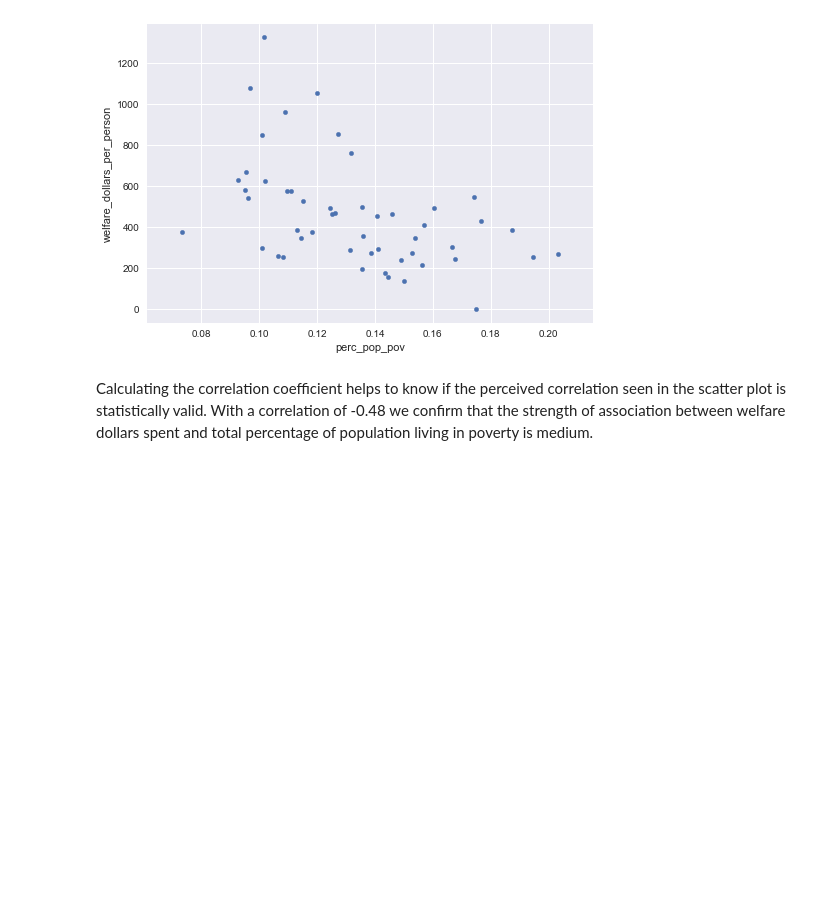
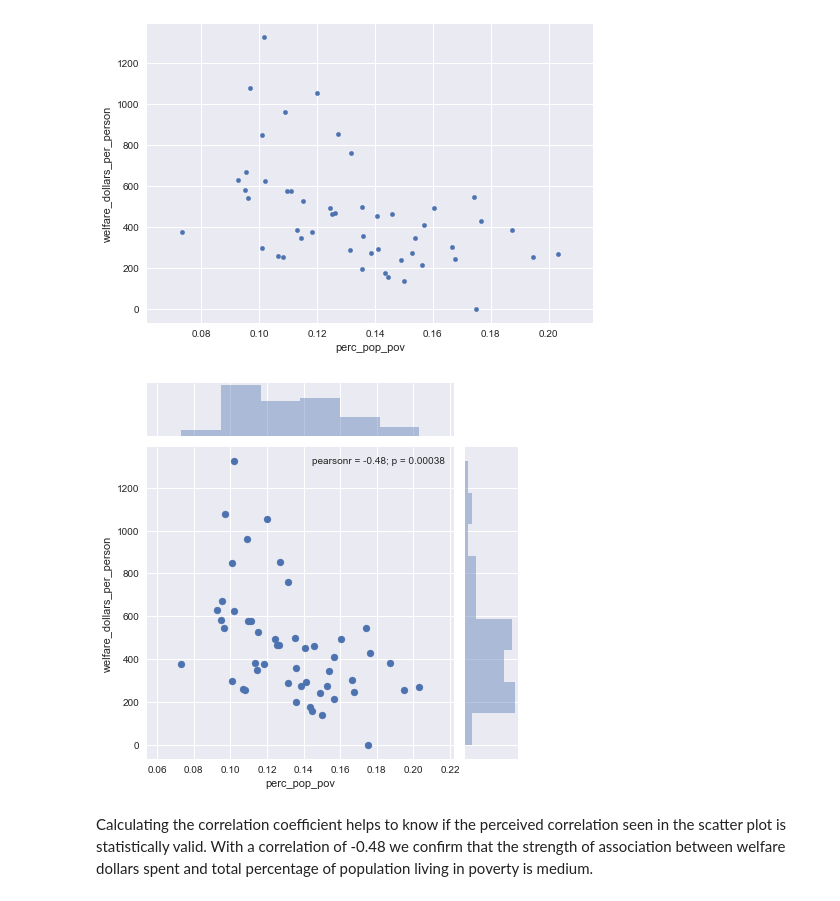
Before and after one commit to jarodjacobs/thinkful_challenge_u2l2_poverty, a Jupyter notebook: Thinkful - Challenge - Unit 2 Lesson 2.ipynb, the cells around one changed output. Saved outputs shown, nothing was run; the diff lists cells and outputs as text; code cells hidden in the pictures; blank space fills up the shorter version.

```diff
--- a/Thinkful - Challenge - Unit 2 Lesson 2.ipynb
+++ b/Thinkful - Challenge - Unit 2 Lesson 2.ipynb
@@ -237,6 +244,11 @@ poverty_sort.plot.scatter('perc_pop_pov', 'welfare_dollars_per_person')
 plt.show()
 # %% [output]
 [figure]
+# %%
+sns.jointplot(x="perc_pop_pov", y="welfare_dollars_per_person", data=poverty_sort)
+plt.show()
+# %% [output]
+[figure, added]
 # %% [markdown]
 Calculating the correlation coefficient helps to know if the perceived correlation seen in the scatter plot is statistically valid. With a correlation of -0.48 we confirm that the strength of association between welfare dollars spent and total percentage of population living in poverty is medium.
 # %%
```
Also changed, not shown: parts of 4 cells of this notebook.
